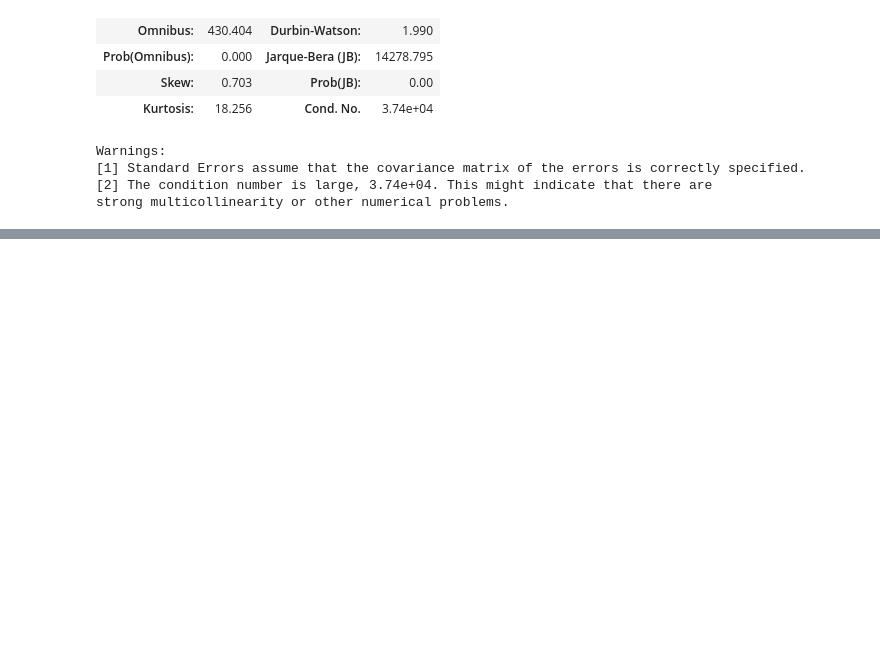
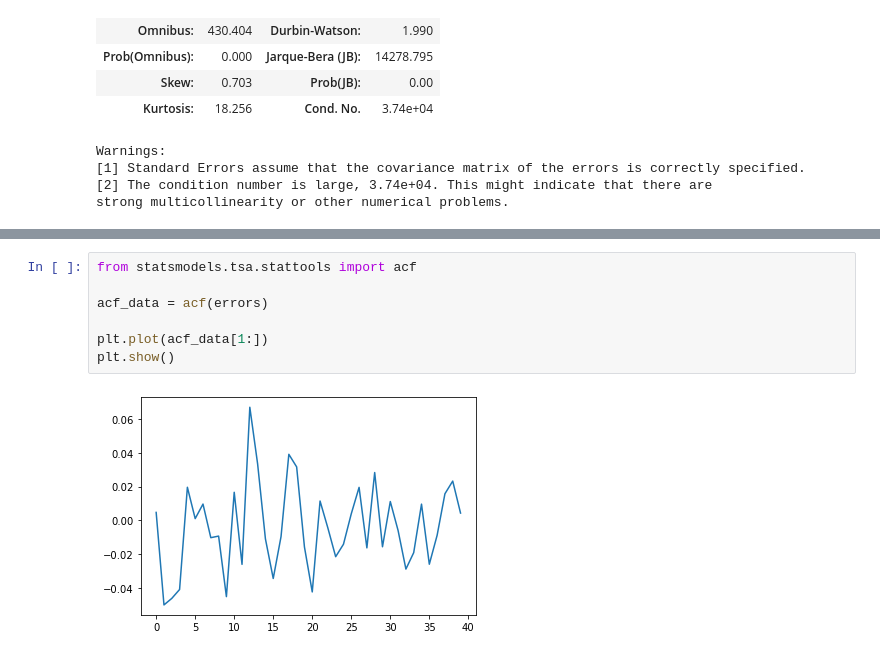
Before and after one commit to FurkanSrtc/DataScience, a Jupyter notebook: Assignments for Regression_Problems/A_02_simple_linear_regression_models.ipynb, the cells around one changed output, grey strips where cells are left out. Cells and saved outputs as stored; diff of their text form; blank space fills up the shorter version.

```diff
--- a/Assignments for Regression_Problems/A_02_simple_linear_regression_models.ipynb
+++ b/Assignments for Regression_Problems/A_02_simple_linear_regression_models.ipynb
@@ -249,0 +322,9 @@ strong multicollinearity or other numerical problems.
+# %%
+from statsmodels.tsa.stattools import acf
+
+acf_data = acf(errors)
+
+plt.plot(acf_data[1:])
+plt.show()
+# %% [output]
+[figure, added]
```
Also changed, not shown: parts of 9 cells of this notebook.
